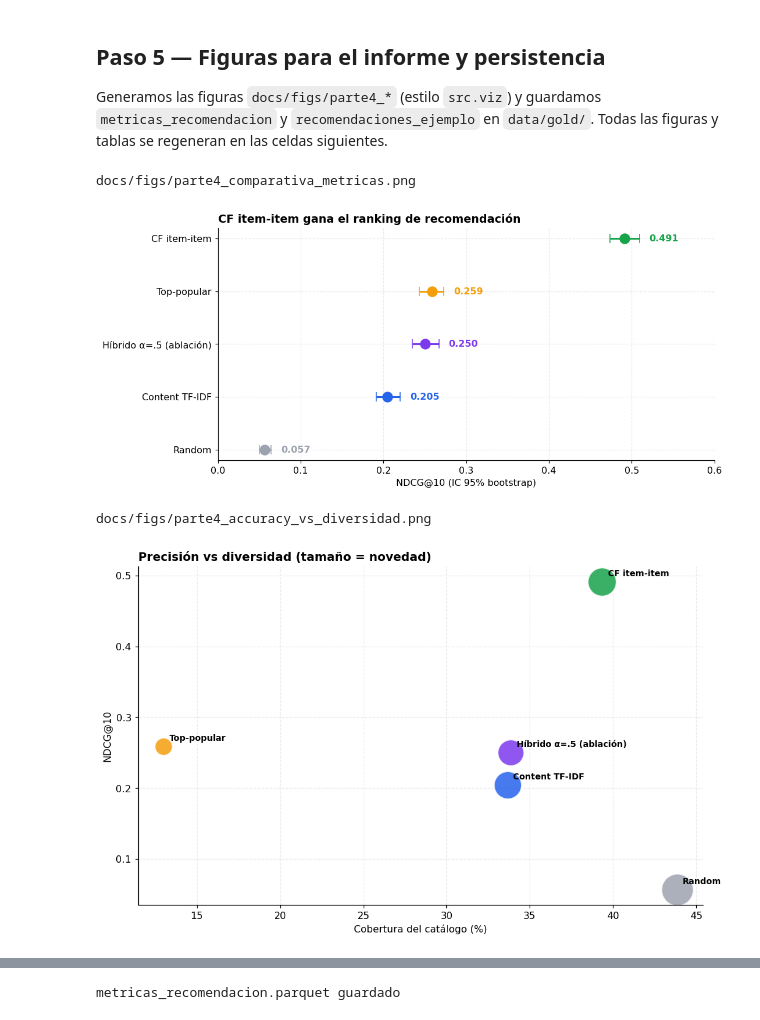
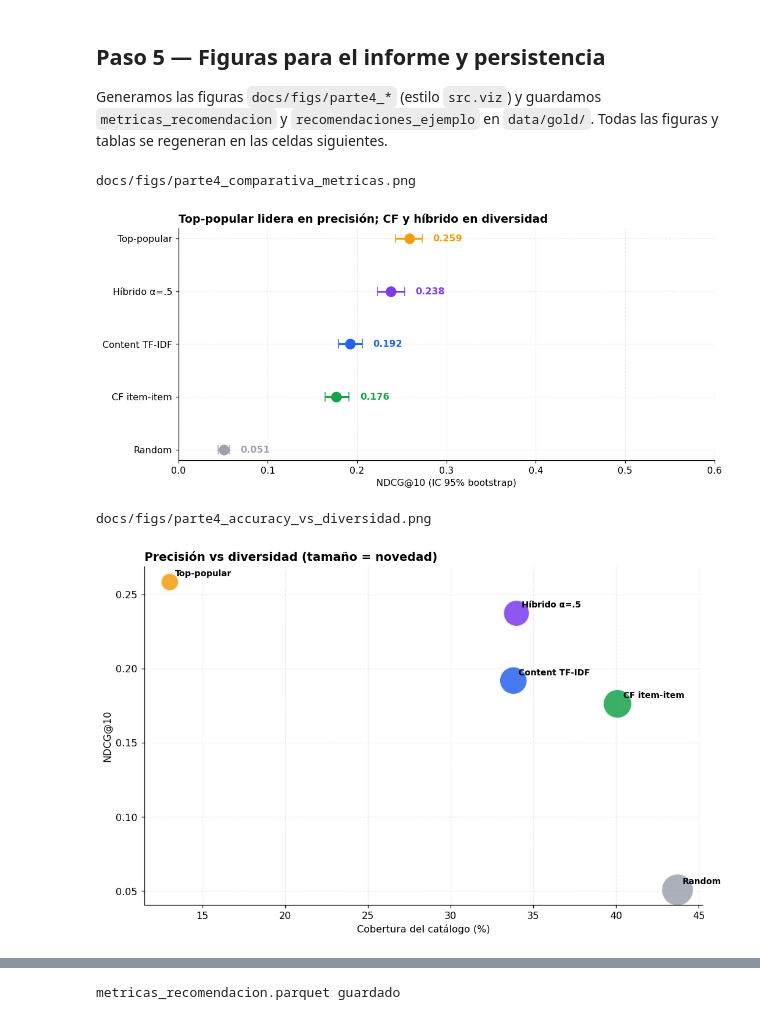
Before and after one commit to Joharjbe/proyecto-2-data-mining-yelp, a Jupyter notebook: notebooks/07_recomendacion_hibrida.ipynb, the cells around one changed output, grey strips where cells are left out. Drawn from its saved outputs; the diff is of its cells as text; code cells hidden in the pictures.

```diff
--- a/notebooks/07_recomendacion_hibrida.ipynb
+++ b/notebooks/07_recomendacion_hibrida.ipynb
@@ -141,7 +141,7 @@ i_metro=np.array([b2m.get(b,"?") for b in M["items"]]); metro_items={m:np.where(
 tb2x={b:i for i,b in enumerate(tfidf["business_ids"])}; cf2tf=np.array([tb2x.get(b,-1) for b in M["items"]])
 pop=rec.popularidad(M); nov_item=-np.log2(pop/pop.sum()+1e-12)
 def cands(split,n,seed):
-    r=np.random.default_rng(seed); s=split[split.user_id.isin(u2x)&split.business_id.isin(i2x)].copy()
+    r=np.random.default_rng(seed); pr=np.random.default_rng(seed+1); s=split[split.user_id.isin(u2x)&split.business_id.isin(i2x)].copy()
     s["uidx"]=s.user_id.map(u2x); s["iidx"]=s.business_id.map(i2x); s=s[s.uidx.isin(warm)&(s.stars>=4)]
     posu=s.groupby("uidx")["iidx"].apply(lambda x:list(set(x))); us=list(posu.index); r.shuffle(us); out=[]
     for u in us:
@@ -149,7 +149,8 @@ def cands(split,n,seed):
         if not pos: continue
         hm=pd.Series(i_metro[uitems[a:b]]).mode(); hm=hm.iloc[0] if len(hm) else i_metro[pos[0]]
         nc=[i for i in r.choice(metro_items[hm],size=min(99,len(metro_items[hm])),replace=False).tolist() if i not in seen and i not in pos][:99]
-        out.append((u,np.array(pos+nc),np.array([1]*len(pos)+[0]*len(nc)),uitems[a:b],uratings[a:b]))
+        cand=np.array(pos+nc); rel=np.array([1]*len(pos)+[0]*len(nc)); p=pr.permutation(len(cand))  # barajar candidatos: rompe el sesgo posición-primero en empates/ceros de argsort
+        out.append((u,cand[p],rel[p],uitems[a:b],uratings[a:b]))
         if len(out)>=n: break
     return out
 zn=lambda x:(x-x.mean())/(x.std()+1e-9)
@@ -229,7 +230,7 @@ for nm,p in [("media μ",pm),("baseline",pb),("CF",clip(pc))]:
 # %%
 # Evaluación ÚNICA sobre test, después de fijar α en validación
 mods={"Random":lambda u,c,ui,ur:np.random.default_rng(u).random(len(c)),"Top-popular":lambda u,c,ui,ur:pop[c],
-      "CF item-item":s_cf,"Content TF-IDF":s_con,"Híbrido α=.5 (ablación)":lambda u,c,ui,ur:0.5*zn(s_cf(u,c,ui,ur))+0.5*zn(s_con(u,c,ui,ur))}
+      "CF item-item":s_cf,"Content TF-IDF":s_con,"Híbrido α=.5":lambda u,c,ui,ur:0.5*zn(s_cf(u,c,ui,ur))+0.5*zn(s_con(u,c,ui,ur))}
 testc=cands(test,1500,42); res={}
 for nm,fn in mods.items():
     Ps=[];Rs=[];Ns=[];rd=[]
@@ -285,0 +382,15 @@ docs/figs/parte4_ajuste_score_y_rating.png
+# %%
+# Figura cold-start: NDCG@10 por cohorte de historial y modelo
+orden = ["Top-popular", "Content TF-IDF", "CF item-item", "Hibrido switching"]
+piv = cold_start_metrics.pivot(index="modelo", columns="cohorte", values="NDCG_at_10").reindex(orden)
+fig, ax = plt.subplots(figsize=(9, 4.8))
+x = np.arange(len(piv)); w = 0.38
+ax.bar(x - w/2, piv["warm (>=3)"], w, label="warm (>=3 interacciones)", color=viz.PALETA["verde"])
+ax.bar(x + w/2, piv["cold (1-2)"], w, label="cold (1-2 interacciones)", color=viz.PALETA["naranja"])
+for i, m in enumerate(piv.index):
+    ax.text(i - w/2, piv.loc[m, "warm (>=3)"] + 0.005, f"{piv.loc[m, 'warm (>=3)']:.2f}", ha="center", fontsize=8)
+    ax.text(i + w/2, piv.loc[m, "cold (1-2)"] + 0.005, f"{piv.loc[m, 'cold (1-2)']:.2f}", ha="center", fontsize=8)
+ax.set_xticks(x); ax.set_xticklabels(piv.index, rotation=12)
+ax.set_ylabel("NDCG@10"); ax.set_title("Cold-start: rendimiento por cohorte de historial del usuario")
+ax.legend()
+print(viz.guardar(fig, "parte4_cold_start")); plt.show()
@@ -289,22 +414,22 @@ Generamos las figuras `docs/figs/parte4_*` (estilo `src.viz`) y guardamos `metri
 # %%
 # Comparativa de métricas con IC (figura principal)
 import matplotlib.pyplot as plt; P=viz.PALETA
-col={"CF item-item":P["verde"],"Top-popular":P["naranja"],"Content TF-IDF":P["azul"],"Híbrido α=.5 (ablación)":P["morado"],"Random":P["gris"]}
+col={"CF item-item":P["verde"],"Top-popular":P["naranja"],"Content TF-IDF":P["azul"],"Híbrido α=.5":P["morado"],"Random":P["gris"]}
 order=sorted(res,key=lambda m:res[m]["N"]); fig,ax=plt.subplots(figsize=(10,4.6))
 for y,m in enumerate(order):
     d=res[m]; ax.errorbar(d["N"],y,xerr=[[d["N"]-d["lo"]],[d["hi"]-d["N"]]],fmt="o",ms=11,color=col[m],capsize=5,lw=2); ax.text(d["hi"]+.012,y,f"{d['N']:.3f}",va="center",fontweight="bold",color=col[m])
 ax.set_yticks(range(len(order))); ax.set_yticklabels(order); ax.set_xlabel("NDCG@10 (IC 95% bootstrap)"); ax.set_xlim(0,0.6)
-ax.set_title("CF item-item gana el ranking de recomendación",fontweight="bold"); print(viz.guardar(fig,"parte4_comparativa_metricas")); plt.show()
+ax.set_title("Top-popular lidera en precisión; CF y híbrido en diversidad",fontweight="bold"); print(viz.guardar(fig,"parte4_comparativa_metricas")); plt.show()
 # Frontera precisión vs diversidad
 fig,ax=plt.subplots(figsize=(9.5,6))
 for m in res:
     d=res[m]; ax.scatter(d["cov"]*100,d["N"],s=(d["nov"]-11)*240,color=col[m],alpha=.85,edgecolors="white",lw=1.5); ax.annotate(m,(d["cov"]*100,d["N"]),xytext=(6,6),textcoords="offset points",fontweight="bold",fontsize=9)
 ax.set_xlabel("Cobertura del catálogo (%)"); ax.set_ylabel("NDCG@10"); ax.set_title("Precisión vs diversidad (tamaño = novedad)",fontweight="bold"); print(viz.guardar(fig,"parte4_accuracy_vs_diversidad")); plt.show()
 # %% [output]
 docs/figs/parte4_comparativa_metricas.png
-[figure, old version]
+[figure, new version]
 docs/figs/parte4_accuracy_vs_diversidad.png
-[figure, old version]
+[figure, new version]
 # %%
 # Ejemplos explicables: cada recomendación conserva el vecino que más contribuyó
 name_by_business = dict(zip(neg.business_id, neg.name))
```
Also changed, not shown: parts of 12 cells of this notebook, 22 other files.
